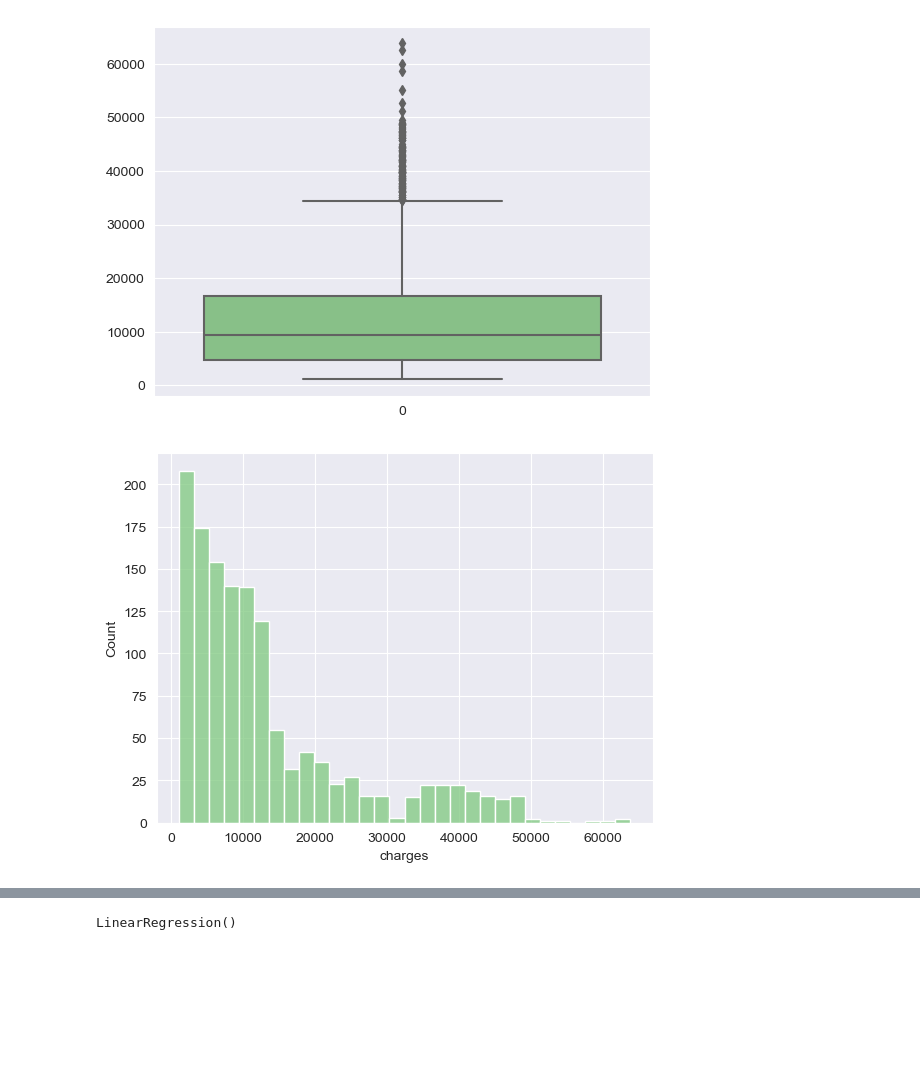
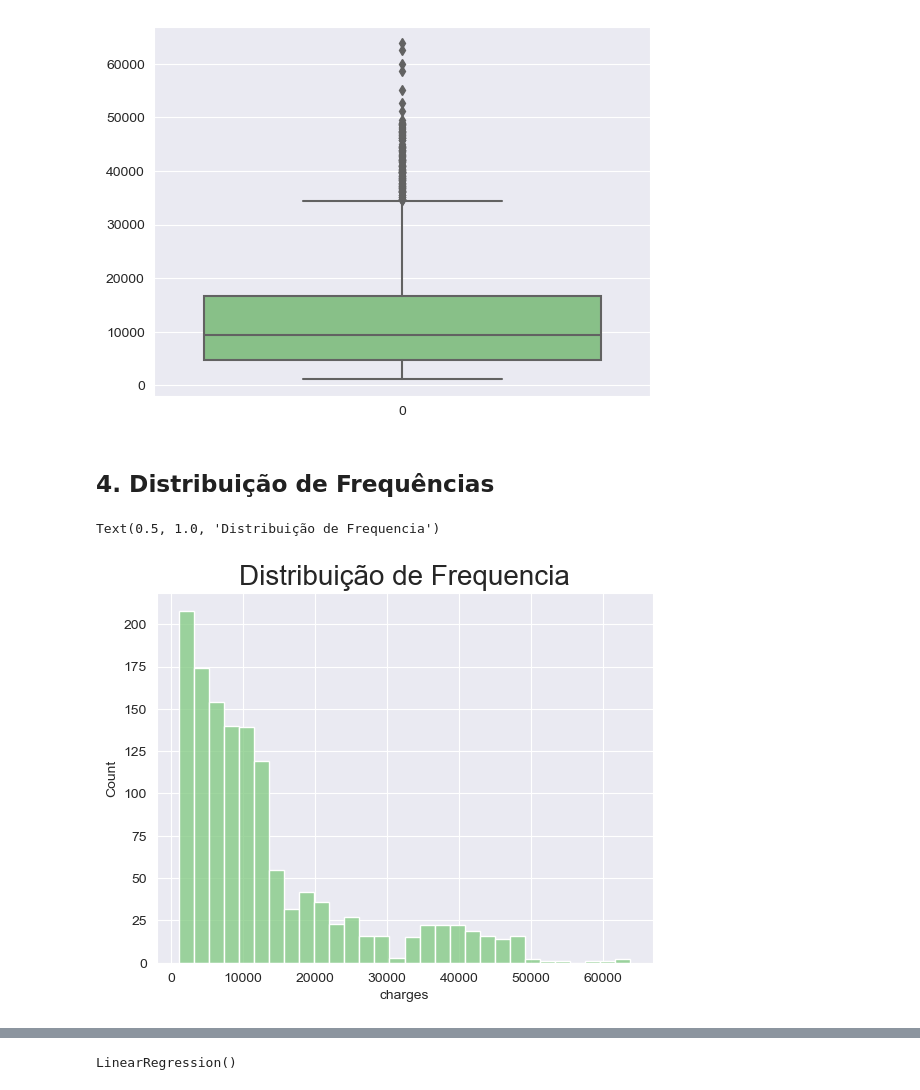
Before and after one commit to VitordeSiqueira/Medical-Cost-Personal-Datasets, a Jupyter notebook: Predict Personal Medical Cost .ipynb, the cells around one changed output, grey strips where cells are left out. Cells and saved outputs as stored; diff of their text form; code cells hidden in the pictures; blank space fills up the shorter version.

```diff
--- a/Predict Personal Medical Cost .ipynb
+++ b/Predict Personal Medical Cost .ipynb
@@ -60,8 +82,7 @@ def lambda_region(x):
     else:
         return 3
 # %%
-df['binario_smoker'] = df['smoker'].apply(lambda x: 1 if x == 'yes' else 0)
-df['binario_sex'] = df['sex'].apply(lambda x: 1 if x == 'female' else 0)
-df['binario_region'] = df['region'].apply(lambda_region)
+df['smoker'] = df['smoker'].replace(['yes', 'no'], [1,0]) # 1 se o paciente for fumante e 0 se o paciente não for fumante
+df['category_region'] = df['region'].apply(lambda_region)
 df.head()
 # %% [output]
@@ -84,0 +106,2 @@ df.corr()
+# %%
+df.drop(['region', 'category_region'], axis=1, inplace=True)
@@ -86,8 +111,12 @@ df.corr()
 ax = sns.boxplot(data=df['charges'])
 # %% [output]
 [figure]
+# %% [markdown]
+## 4. Distribuição de Frequências
 # %%
 ax = sns.histplot(data = df['charges'])
+ax.set_title("Distribuição de Frequencia", fontsize=20)
 # %% [output]
+Text(0.5, 1.0, 'Distribuição de Frequencia')
-[figure, old version]
+[figure, new version]
 # %%
```
Also changed, not shown: parts of 33 cells of this notebook.
